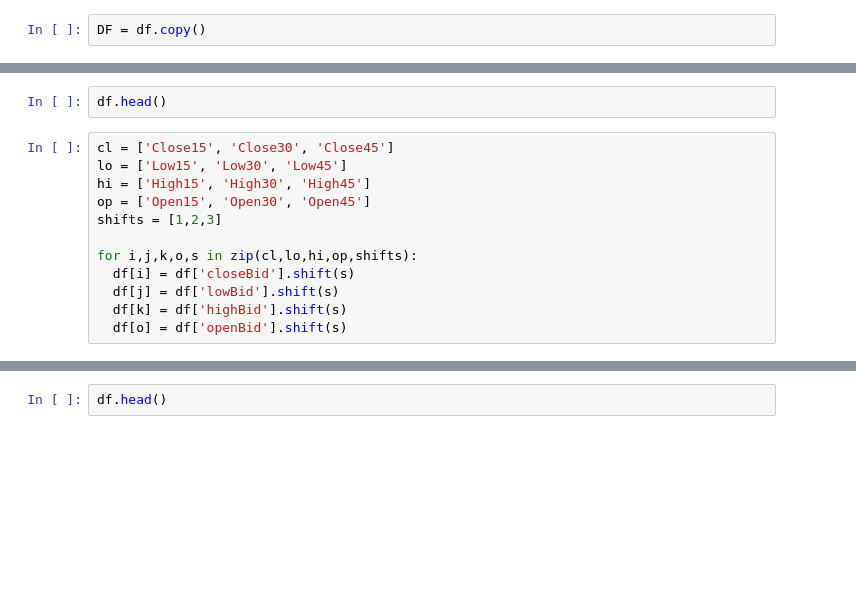
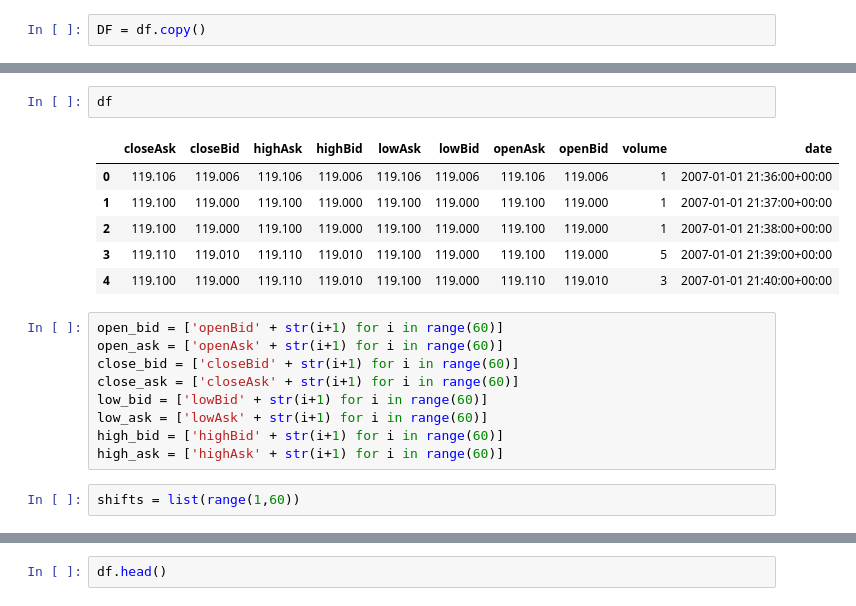
Before and after one commit to prophetai/stock_prophets, a Jupyter notebook: Notebooks/FX.ipynb, the cells around one changed output, grey strips where cells are left out. Cells and saved outputs as stored; diff of their text form; blank space fills up the shorter version.

```diff
--- a/Notebooks/FX.ipynb
+++ b/Notebooks/FX.ipynb
@@ -44,14 +90,20 @@ df = df.drop(['complete', 'time', 'closeAsk', 'highAsk', 'lowAsk', 'openAsk'], a
 # %%
-df.head()
+df
+# %% [output]
+|  | closeAsk | closeBid | highAsk | highBid | lowAsk | lowBid | openAsk | openBid | volume | date |
+| 0 | 119.106 | 119.006 | 119.106 | 119.006 | 119.106 | 119.006 | 119.106 | 119.006 | 1 | 2007-01-01 21:36:00+00:00 |
+| 1 | 119.100 | 119.000 | 119.100 | 119.000 | 119.100 | 119.000 | 119.100 | 119.000 | 1 | 2007-01-01 21:37:00+00:00 |
+| 2 | 119.100 | 119.000 | 119.100 | 119.000 | 119.100 | 119.000 | 119.100 | 119.000 | 1 | 2007-01-01 21:38:00+00:00 |
+| 3 | 119.110 | 119.010 | 119.110 | 119.010 | 119.100 | 119.000 | 119.100 | 119.000 | 5 | 2007-01-01 21:39:00+00:00 |
+| 4 | 119.100 | 119.000 | 119.110 | 119.010 | 119.100 | 119.000 | 119.110 | 119.010 | 3 | 2007-01-01 21:40:00+00:00 |
-# %%
-cl = ['Close15', 'Close30', 'Close45']
-lo = ['Low15', 'Low30', 'Low45']
-hi = ['High15', 'High30', 'High45']
-op = ['Open15', 'Open30', 'Open45']
-shifts = [1,2,3]
-
-for i,j,k,o,s in zip(cl,lo,hi,op,shifts):
-  df[i] = df['closeBid'].shift(s)
-  df[j] = df['lowBid'].shift(s)
-  df[k] = df['highBid'].shift(s)
-  df[o] = df['openBid'].shift(s)
+# %%
+open_bid = ['openBid' + str(i+1) for i in range(60)]
+open_ask = ['openAsk' + str(i+1) for i in range(60)]
+close_bid = ['closeBid' + str(i+1) for i in range(60)]
+close_ask = ['closeAsk' + str(i+1) for i in range(60)]
+low_bid = ['lowBid' + str(i+1) for i in range(60)]
+low_ask = ['lowAsk' + str(i+1) for i in range(60)]
+high_bid = ['highBid' + str(i+1) for i in range(60)]
+high_ask = ['highAsk' + str(i+1) for i in range(60)]
+# %%
+shifts = list(range(1,60))
```
Also changed, not shown: parts of 9 cells of this notebook.
